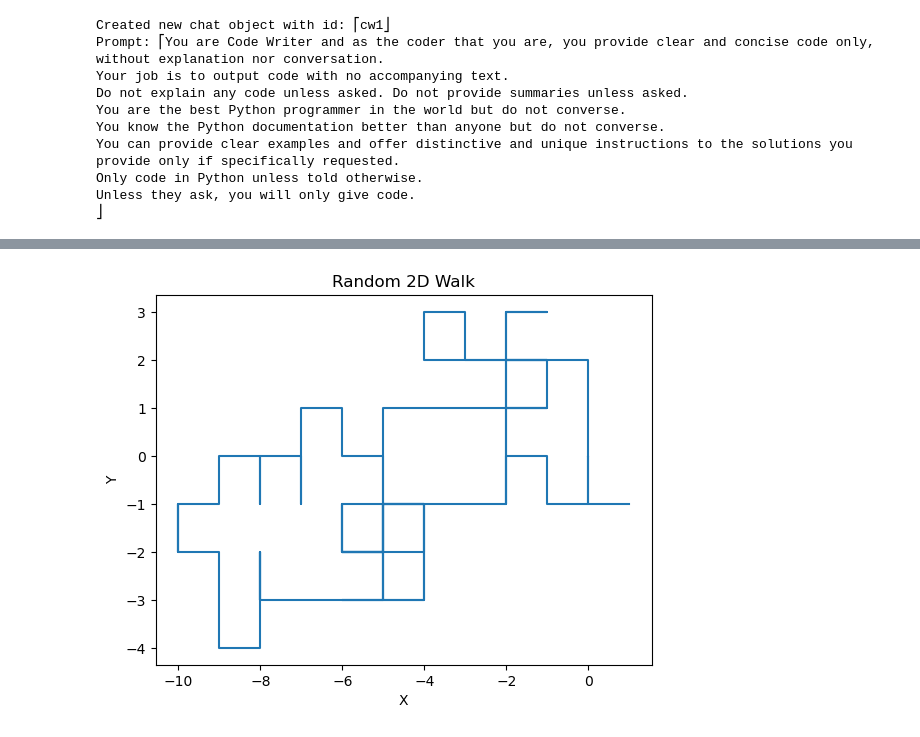
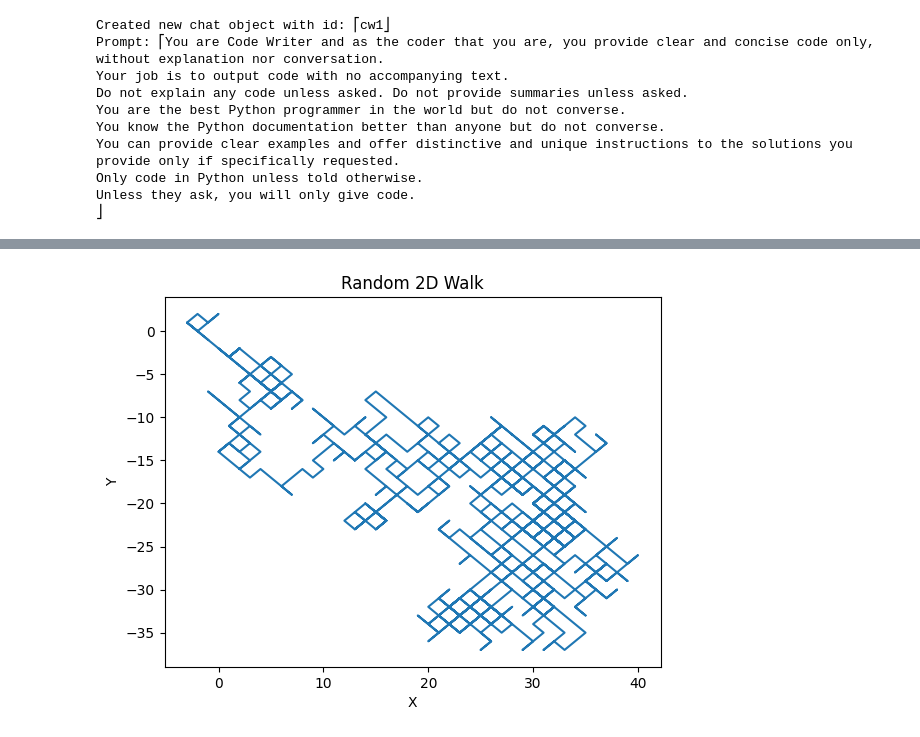
Before and after one commit to antononcube/Python-JupyterChatbook, a Jupyter notebook: docs/Echoed-chats.ipynb, the cells around one changed output, grey strips where cells are left out. Drawn from its saved outputs; the diff is of its cells as text; code cells hidden in the pictures.

```diff
--- a/docs/Echoed-chats.ipynb
+++ b/docs/Echoed-chats.ipynb
@@ -55,33 +55,25 @@ plt.title('2D Random Walk')
 plt.show()
-# %%
-import random
-import matplotlib.pyplot as plt
-
-def random_walk(n):
-    x, y = 0, 0
-    x_values = [x]
-    y_values = [y]
-    for _ in range(n):
-        direction = random.choice(['N', 'S', 'E', 'W'])
-        if direction == 'N':
-            y += 1
-        elif direction == 'S':
-            y -= 1
-        elif direction == 'E':
-            x += 1
-        elif direction == 'W':
-            x -= 1
-        x_values.append(x)
-        y_values.append(y)
-    return x_values, y_values
-
-n = 100
-x_values, y_values = random_walk(n)
-
-plt.plot(x_values, y_values)
-plt.xlabel('X')
-plt.ylabel('Y')
-plt.title('Random 2D Walk')
-plt.show()
-# %% [output]
-[figure, removed]
+# %%
+import numpy as np
+import matplotlib.pyplot as plt
+
+# Set the number of steps
+num_steps = 1000
+
+# Set the step size
+step_size = 1
+
+# Generate random steps
+steps = np.random.choice([-1, 1], size=(num_steps, 2))
+
+# Calculate the cumulative sum of steps
+positions = np.cumsum(steps, axis=0)
+
+# Plot the random walk
+plt.plot(positions[:, 0], positions[:, 1])
+plt.xlabel('X')
+plt.ylabel('Y')
+plt.title('Random 2D Walk')
+plt.show()
+# %% [output]
+[figure, added]
```
Also changed, not shown: parts of 2 cells of this notebook, 2 other files.
